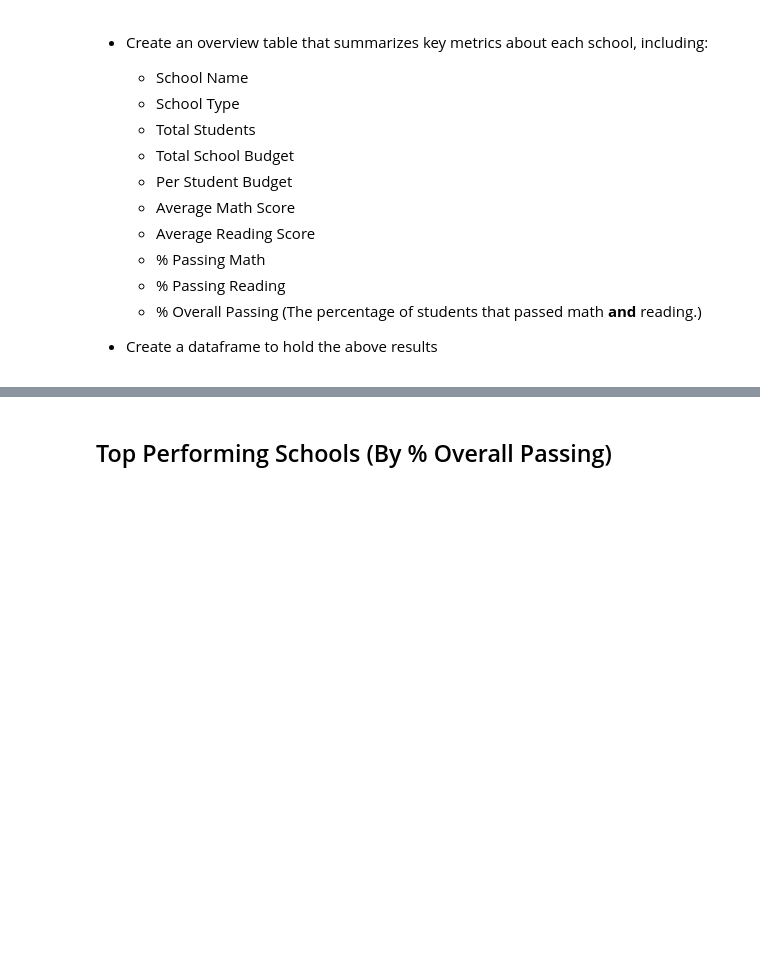
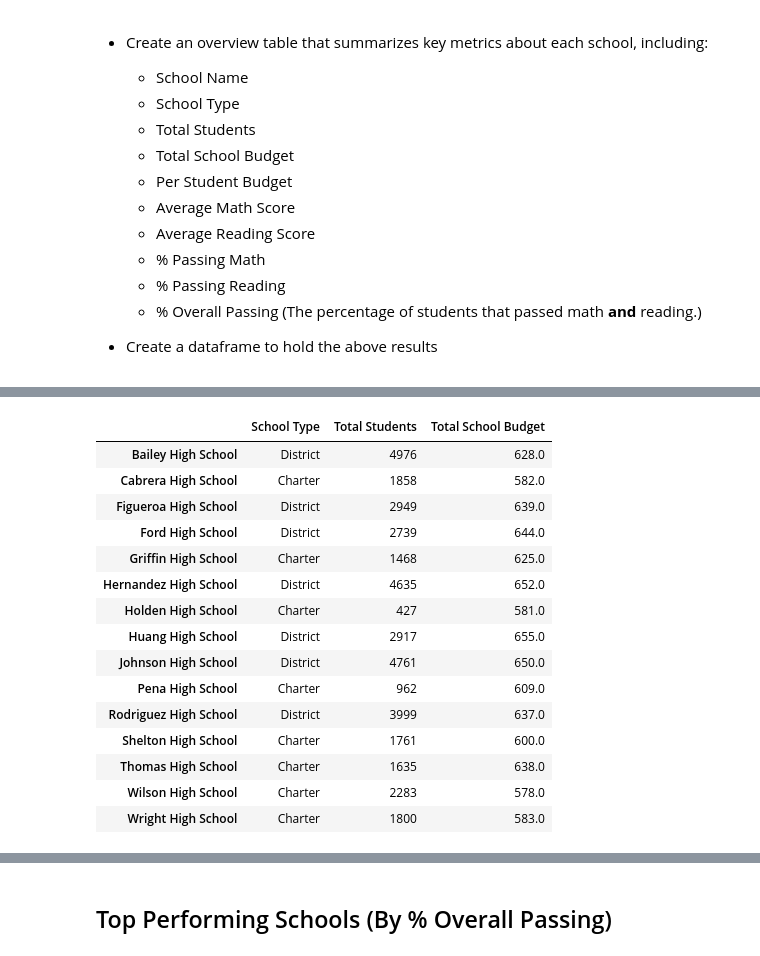
Before and after one commit to willserene/Pandas_Challenge, a Jupyter notebook: PyCitySchools/PyCitySchools_starter.ipynb, the cells around one changed output, grey strips where cells are left out. Drawn from its saved outputs; the diff is of its cells as text; code cells hidden in the pictures; blank space fills up the shorter version.

```diff
--- a/PyCitySchools/PyCitySchools_starter.ipynb
+++ b/PyCitySchools/PyCitySchools_starter.ipynb
@@ -184,0 +187,6 @@ school_name_df
+# %%
+schooltype_df = school_df["type"]
+schooltype_df
+
+#schoolgroups_df = schoolgroups_df.set_index("school_name")
+#schoolgroups_df
@@ -184,0 +211,3 @@ school_name_df
+# %%
+schoolbudget_df = school_df["budget"]
+schoolbudget_df
@@ -184,0 +232,3 @@ school_name_df
+# %%
+school_studenttotal_df = school_student_df.groupby("school_name")
+school_studenttotal_df = school_studenttotal_df.count()["Student ID"]
@@ -184,0 +255,3 @@ school_name_df
+# %%
+student_budget_df = schoolbudget_df / school_studenttotal_df
+student_budget_df
@@ -185,3 +298,31 @@ school_name_df
+# %%
+#summaryofdistrict_df = pd.DataFrame({
+   # "Total Schools": [school_total], "Total Students": [student_total], "Total Budget": [budget_total], "Average Math Score": [math_average], "Average Reading Score": [reading_average], "% Passing Math": [math_pass_percent], "% Passing Reading": [read_pass_percent], "% Overall Passing": [both_pass_percent]})
+
+#summaryofdistrict_df.head()
+
+schoolsummary_df = pd.DataFrame({
+    "School Type": schooltype_df, "Total Students": school_studenttotal_df, "Total School Budget": student_budget_df
+})
+
+schoolsummary_df
+# %% [output]
+|  | School Type | Total Students | Total School Budget |
+| Bailey High School | District | 4976 | 628.0 |
+| Cabrera High School | Charter | 1858 | 582.0 |
+| Figueroa High School | District | 2949 | 639.0 |
+| Ford High School | District | 2739 | 644.0 |
+| Griffin High School | Charter | 1468 | 625.0 |
+| Hernandez High School | District | 4635 | 652.0 |
+| Holden High School | Charter | 427 | 581.0 |
+| Huang High School | District | 2917 | 655.0 |
+| Johnson High School | District | 4761 | 650.0 |
+| Pena High School | Charter | 962 | 609.0 |
+| Rodriguez High School | District | 3999 | 637.0 |
+| Shelton High School | Charter | 1761 | 600.0 |
+| Thomas High School | Charter | 1635 | 638.0 |
+| Wilson High School | Charter | 2283 | 578.0 |
+| Wright High School | Charter | 1800 | 583.0 |
 # %%
 # %% [output]
 |  | School Type | Total Students | Total School Budget | Per Student Budget | Average Math Score | ... |
```
Also changed, not shown: parts of 11 cells of this notebook.
